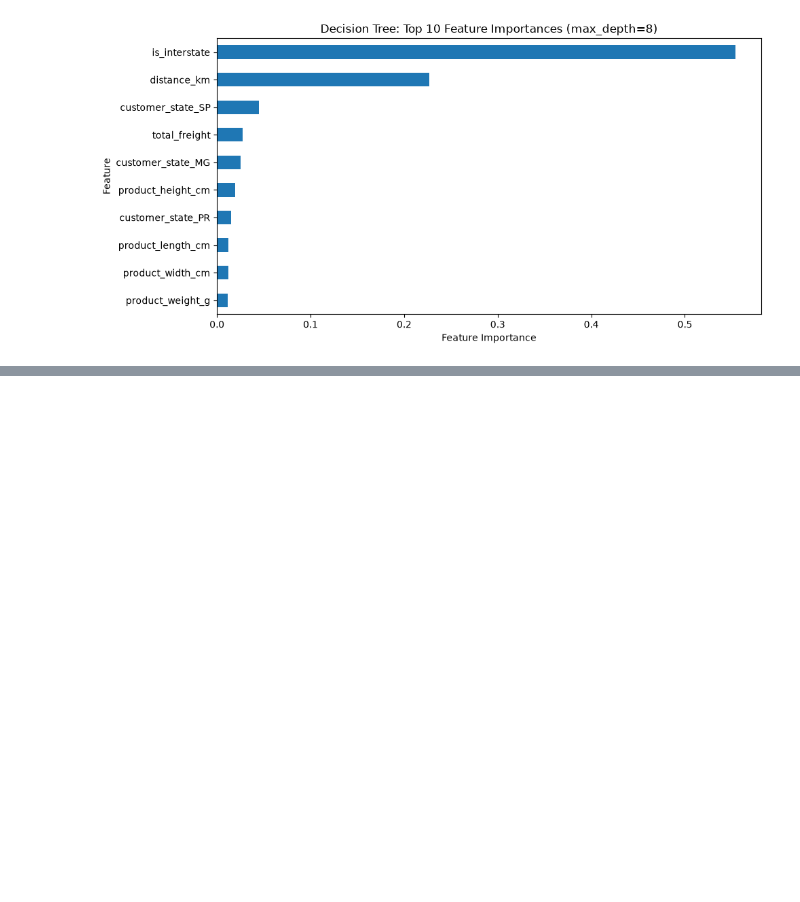
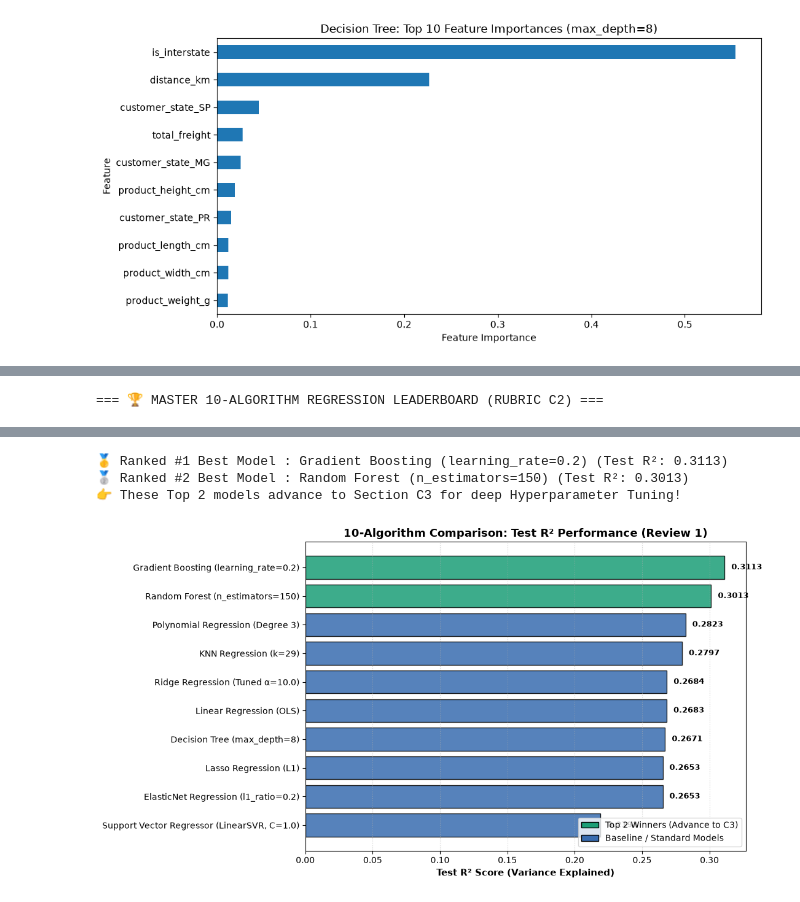
Before and after one commit to hemnath-28/ML-Evaulation-, a Jupyter notebook: regression.ipynb, the cells around one changed output, grey strips where cells are left out. Cells and saved outputs as stored; diff of their text form; code cells hidden in the pictures; blank space fills up the shorter version.

Commit message:
Feat:Implementd the Comparative Table for all 10 regression Algorithms based on the r2_score

```diff
--- a/regression.ipynb
+++ b/regression.ipynb
@@ -2661,3 +2661,67 @@ Best Validation R²: 0.2730
 === 📊 ALGORITHM 10: KNN REGRESSION PERFORMANCE ===
 |  | Algorithm | Train MAE | Test MAE | Train MSE | Test MSE | Train RMSE | Test RMSE | Train R² | Test R² |
 | 0 | KNN Regression (k=29) | 4.793 | 4.970 | 47.326 | 50.318 | 6.879 | 7.093 | 0.325 | 0.280 |
+# %%
+# ============================================================
+# SECTION C2: Consolidated 10-Algorithm Leaderboard & R² Comparison
+# Rubric C2 (2 Marks): Full 4-Metric Audit across Train & Test partitions
+# ============================================================
+import pandas as pd
+import numpy as np
+import matplotlib.pyplot as plt
+
+# ------------------------------------------------------------
+# 1. Assemble & Format Master Leaderboard (Ranked by Test R²)
+# ------------------------------------------------------------
+master_df = pd.DataFrame(master_results).drop_duplicates(subset=['Algorithm'], keep='last')
+
+# Sort descending by Test R² (Best generalizing models at the top)
+master_df = master_df.sort_values(by='Test R²', ascending=False).reset_index(drop=True)
+master_df.index = master_df.index + 1  # 1-indexed ranks (1 to 10)
+
+print("=== 🏆 MASTER 10-ALGORITHM REGRESSION LEADERBOARD (RUBRIC C2) ===")
+display(master_df)
+
+# Identify the Top 2 Best Performing Models for Section C3 Tuning
+winner_1 = master_df.iloc[0]['Algorithm']
+winner_2 = master_df.iloc[1]['Algorithm']
+
+print(f"\n🥇 Ranked #1 Best Model : {winner_1} (Test R²: {master_df.iloc[0]['Test R²']})")
+print(f"🥈 Ranked #2 Best Model : {winner_2} (Test R²: {master_df.iloc[1]['Test R²']})")
+print("👉 These Top 2 models advance to Section C3 for deep Hyperparameter Tuning!")
+
+# ------------------------------------------------------------
+# 2. Visual Comparison: Test R² Performance (Higher is Better)
+# ------------------------------------------------------------
+plt.figure(figsize=(11, 6))
+
+y_positions = np.arange(len(master_df))
+algo_names = master_df['Algorithm'].values
+
+# Highlight Top 2 winners in emerald green; others in steel blue
+colors_r2 = ['#1b9e77' if i < 2 else '#386cb0' for i in range(len(master_df))]
+
+bars = plt.barh(y_positions, master_df['Test R²'], color=colors_r2, edgecolor='black', alpha=0.85)
+plt.yticks(y_positions, algo_names, fontsize=10)
+plt.gca().invert_yaxis()  # Rank 1 at the top
+
+plt.xlabel('Test R² Score (Variance Explained)', fontsize=11, fontweight='bold')
+plt.title('10-Algorithm Comparison: Test R² Performance (Review 1)', fontsize=13, fontweight='bold')
+plt.grid(axis='x', linestyle=':', alpha=0.6)
+
+# Annotate exact R² score at the end of each bar
+for i, val in enumerate(master_df['Test R²']):
+    plt.text(val + 0.005, i, f"{val:.4f}", va='center', fontsize=9, fontweight='bold')
+
+# Add legend for Top 2 winners vs others
+from matplotlib.patches import Patch
+legend_elements = [
+    Patch(facecolor='#1b9e77', edgecolor='black', label='Top 2 Winners (Advance to C3)'),
+    Patch(facecolor='#386cb0', edgecolor='black', label='Baseline / Standard Models')
+]
+plt.legend(handles=legend_elements, loc='lower right', fontsize=10)
+
+plt.tight_layout()
+plt.show()
+# %% [output]
+=== 🏆 MASTER 10-ALGORITHM REGRESSION LEADERBOARD (RUBRIC C2) ===
@@ -2663,0 +2739,4 @@ Best Validation R²: 0.2730
+🥇 Ranked #1 Best Model : Gradient Boosting (learning_rate=0.2) (Test R²: 0.3113)
+🥈 Ranked #2 Best Model : Random Forest (n_estimators=150) (Test R²: 0.3013)
+👉 These Top 2 models advance to Section C3 for deep Hyperparameter Tuning!
+[figure, added]
```
Also changed, not shown: parts of 1 cell of this notebook.
